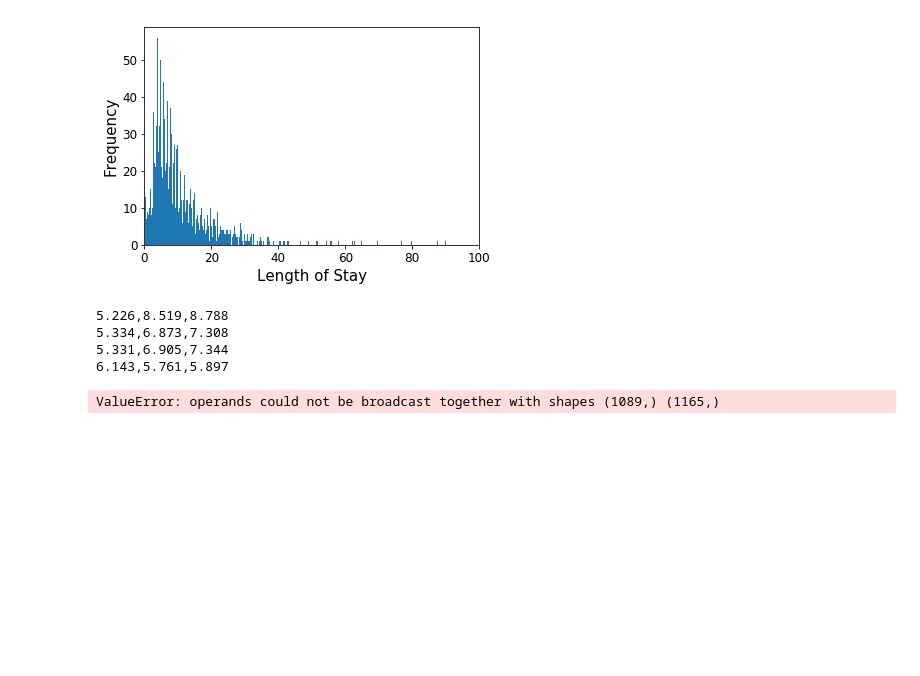
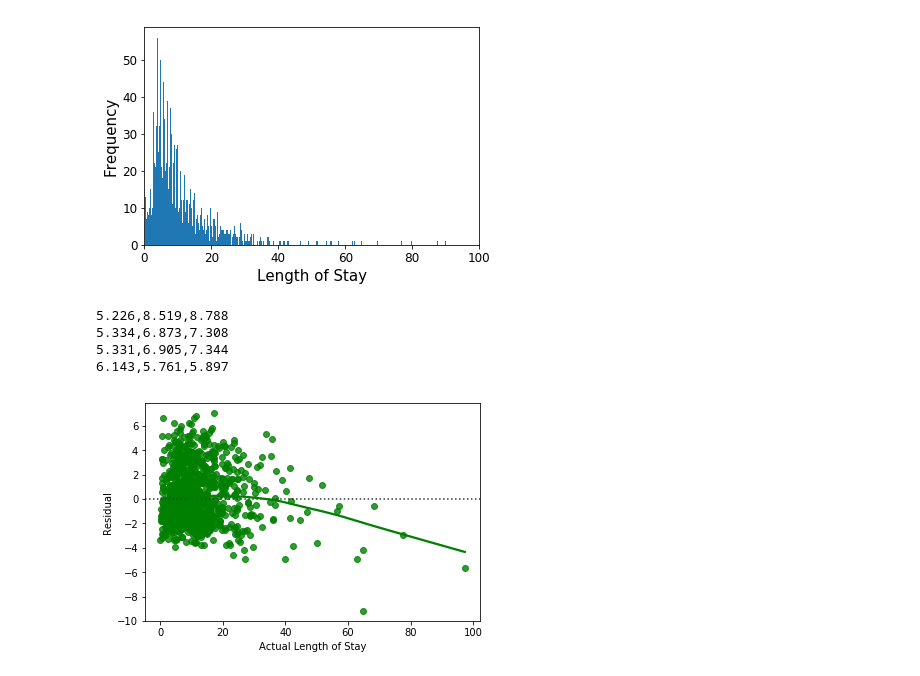
Before and after one commit to tbj128/CS221-Project, a Jupyter notebook: notebooks/los_prediction_linear_regression.ipynb, the cells around one changed output. Cells and saved outputs as stored; diff of their text form; code cells hidden in the pictures; blank space fills up the shorter version.

```diff
--- a/notebooks/los_prediction_linear_regression.ipynb
+++ b/notebooks/los_prediction_linear_regression.ipynb
@@ -155,11 +156,11 @@ train_and_print_stats(clf)
 5.331,6.905,7.344
 6.143,5.761,5.897
 # %%
-#np.subtract(y_train_preds, y_train)
-#sns.residplot(y_train, np.subtract(y_train_preds, y_train), lowess=True, color="g")
+y_test_preds = clf.predict(test_dataset)
+test_error = mean_absolute_error(test_labels, y_test_preds)
 
 ax = sns.residplot(test_labels, np.subtract(y_test_preds, test_labels), lowess=True, color="g")
 ax.set(xlabel='Actual Length of Stay', ylabel='Residual')
 plt.show()
 # %% [output]
-ValueError: operands could not be broadcast together with shapes (1089,) (1165,)
+[figure, added]
```
Also changed, not shown: parts of 1 cell of this notebook, 2 other files.
